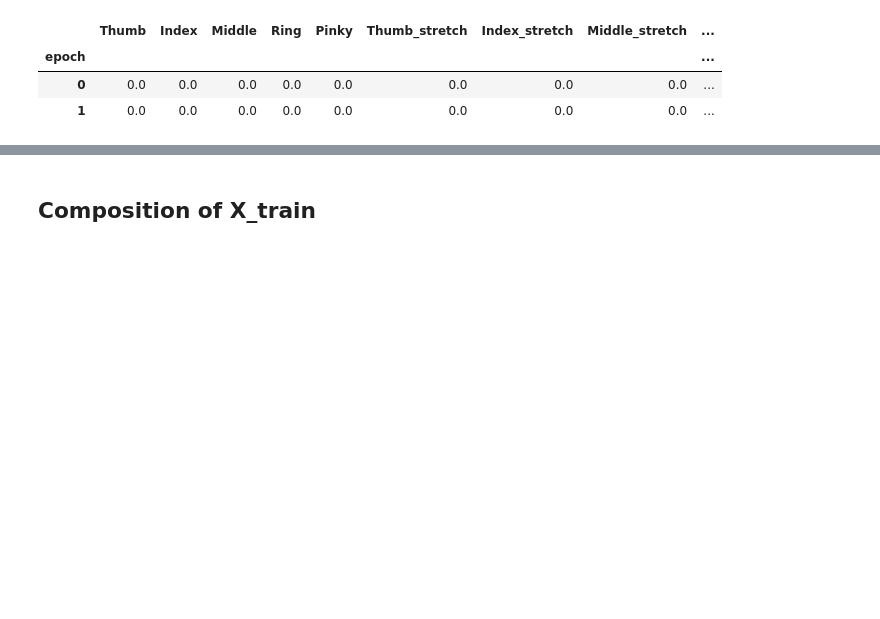
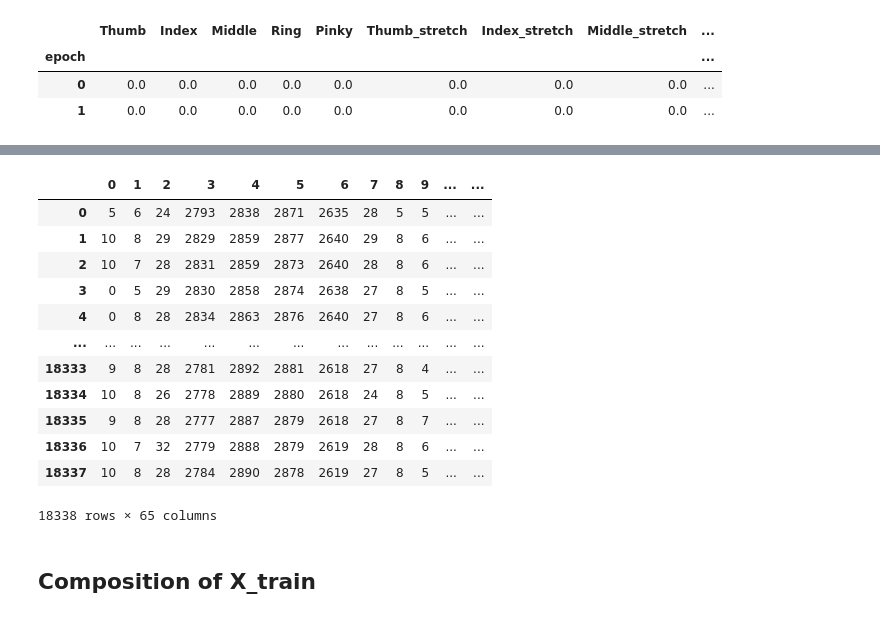
Before and after one commit to Internship-moto/Gestures_3, a Jupyter notebook: notebooks/Gestures_2.ipynb, the cells around one changed output, grey strips where cells are left out. Drawn from its saved outputs; the diff is of its cells as text; code cells hidden in the pictures; blank space fills up the shorter version.

```diff
--- a/notebooks/Gestures_2.ipynb
+++ b/notebooks/Gestures_2.ipynb
@@ -325,3 +345,19 @@ gestures_protocol.head(2)
+# %%
+mounts['free_movements']
+# %% [output]
+|  | 0 | 1 | 2 | 3 | 4 | 5 | 6 | 7 | 8 | 9 | ... | ... |
+| 0 | 5 | 6 | 24 | 2793 | 2838 | 2871 | 2635 | 28 | 5 | 5 | ... | ... |
+| 1 | 10 | 8 | 29 | 2829 | 2859 | 2877 | 2640 | 29 | 8 | 6 | ... | ... |
+| 2 | 10 | 7 | 28 | 2831 | 2859 | 2873 | 2640 | 28 | 8 | 6 | ... | ... |
+| 3 | 0 | 5 | 29 | 2830 | 2858 | 2874 | 2638 | 27 | 8 | 5 | ... | ... |
+| 4 | 0 | 8 | 28 | 2834 | 2863 | 2876 | 2640 | 27 | 8 | 6 | ... | ... |
+| ... | ... | ... | ... | ... | ... | ... | ... | ... | ... | ... | ... | ... |
+| 18333 | 9 | 8 | 28 | 2781 | 2892 | 2881 | 2618 | 27 | 8 | 4 | ... | ... |
+| 18334 | 10 | 8 | 26 | 2778 | 2889 | 2880 | 2618 | 24 | 8 | 5 | ... | ... |
+| 18335 | 9 | 8 | 28 | 2777 | 2887 | 2879 | 2618 | 27 | 8 | 7 | ... | ... |
+| 18336 | 10 | 7 | 32 | 2779 | 2888 | 2879 | 2619 | 28 | 8 | 6 | ... | ... |
+| 18337 | 10 | 8 | 28 | 2784 | 2890 | 2878 | 2619 | 27 | 8 | 5 | ... | ... |
+18338 rows × 65 columns
 # %% [markdown]
 ## Composition of X_train
 # %%
```
Also changed, not shown: parts of 8 cells of this notebook.
